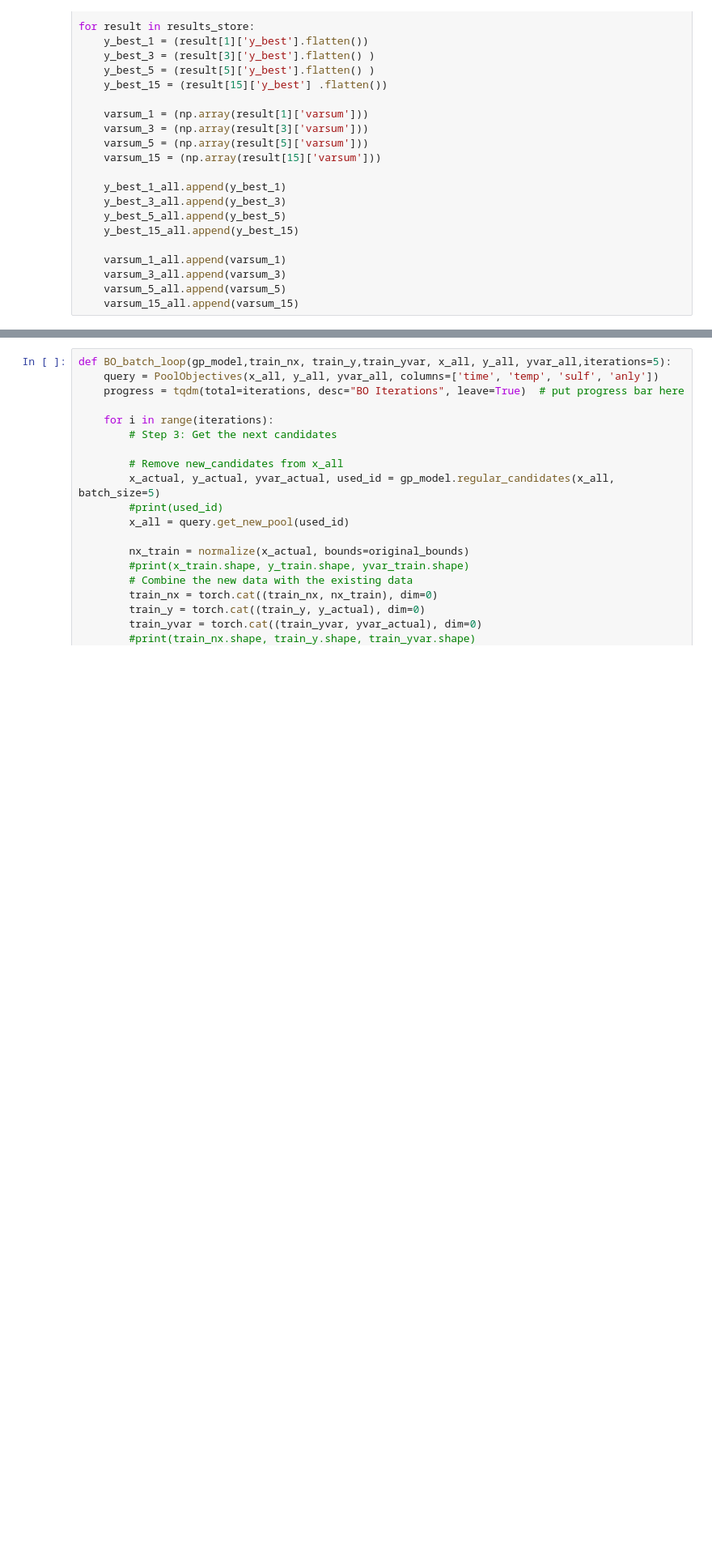
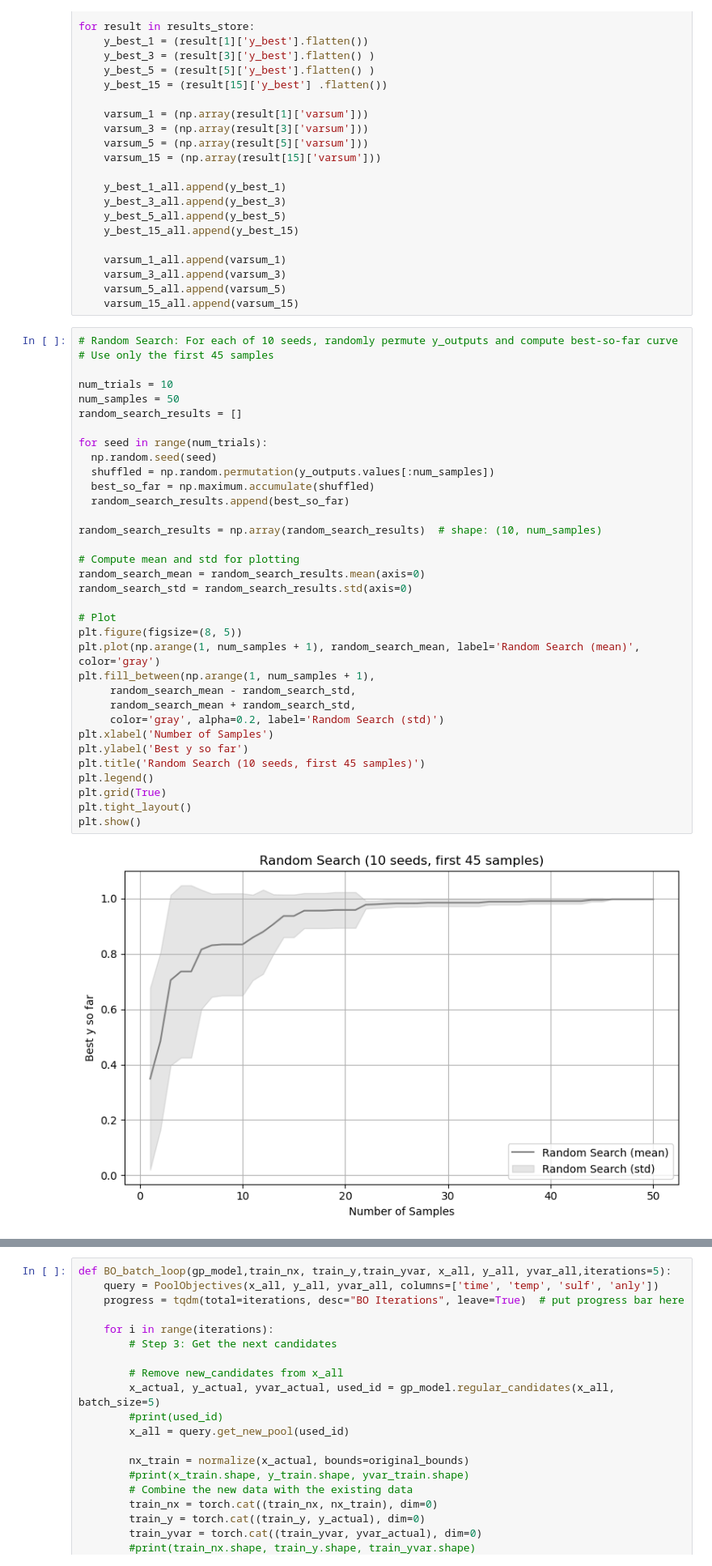
Before and after one commit to uwsunlab/BO-RFB, a Jupyter notebook: PoolBased/ComparisonTesting/BOvsBBOvsRandom.ipynb, the cells around one changed output, grey strips where cells are left out. Shown at 81% size. Cells and saved outputs as stored; diff of their text form; blank space fills up the shorter version.

```diff
--- a/PoolBased/ComparisonTesting/BOvsBBOvsRandom.ipynb
+++ b/PoolBased/ComparisonTesting/BOvsBBOvsRandom.ipynb
@@ -417,3 +417,39 @@ for result in results_store:
     varsum_3_all.append(varsum_3)
     varsum_5_all.append(varsum_5)
     varsum_15_all.append(varsum_15)
+# %%
+# Random Search: For each of 10 seeds, randomly permute y_outputs and compute best-so-far curve
+# Use only the first 45 samples
+
+num_trials = 10
+num_samples = 50
+random_search_results = []
+
+for seed in range(num_trials):
+  np.random.seed(seed)
+  shuffled = np.random.permutation(y_outputs.values[:num_samples])
+  best_so_far = np.maximum.accumulate(shuffled)
+  random_search_results.append(best_so_far)
+
+random_search_results = np.array(random_search_results)  # shape: (10, num_samples)
+
+# Compute mean and std for plotting
+random_search_mean = random_search_results.mean(axis=0)
+random_search_std = random_search_results.std(axis=0)
+
+# Plot
+plt.figure(figsize=(8, 5))
+plt.plot(np.arange(1, num_samples + 1), random_search_mean, label='Random Search (mean)', color='gray')
+plt.fill_between(np.arange(1, num_samples + 1),
+     random_search_mean - random_search_std,
+     random_search_mean + random_search_std,
+     color='gray', alpha=0.2, label='Random Search (std)')
+plt.xlabel('Number of Samples')
+plt.ylabel('Best y so far')
+plt.title('Random Search (10 seeds, first 45 samples)')
+plt.legend()
+plt.grid(True)
+plt.tight_layout()
+plt.show()
+# %% [output]
+[figure, added]
```
Also changed, not shown: parts of 5 cells of this notebook, 7 other files.
